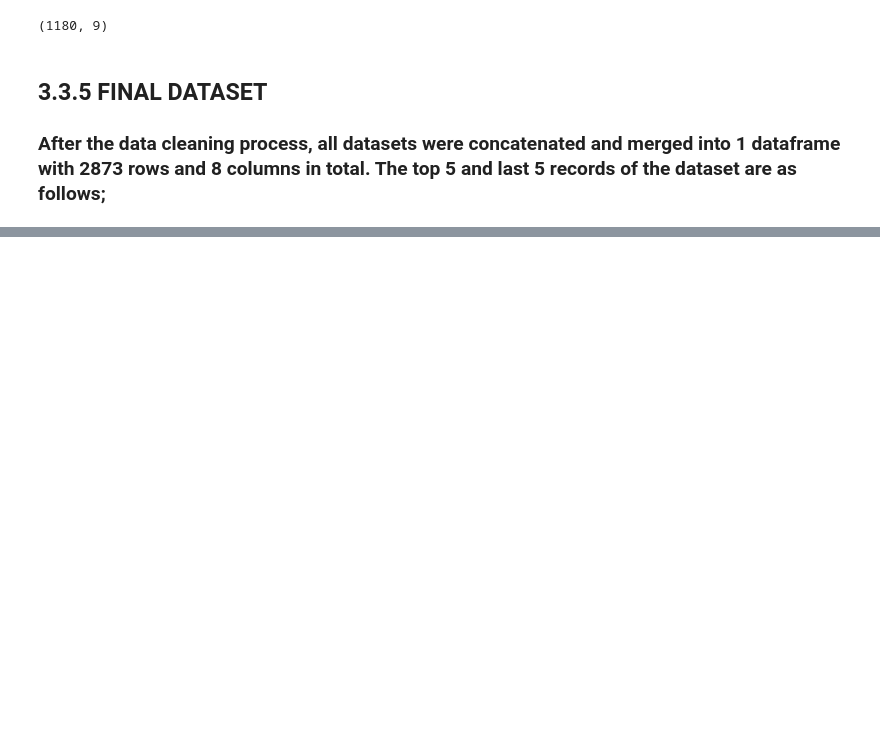
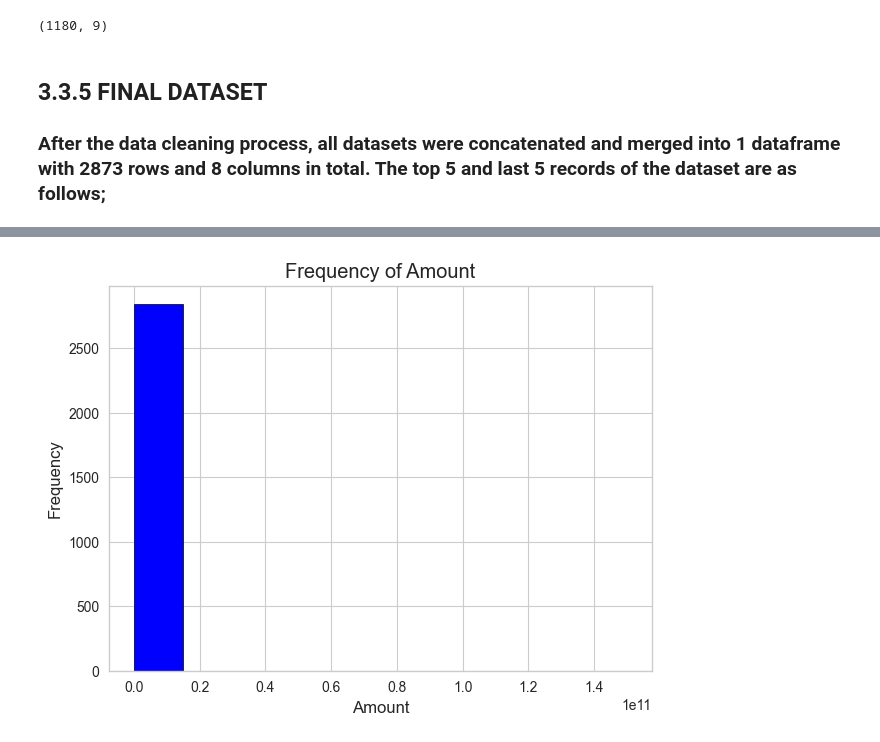
Before and after one commit to phinmaiyo/India-startup-ecosytem-analysis, a Jupyter notebook: LP1 data cleaning.ipynb, the cells around one changed output, grey strips where cells are left out. Cells and saved outputs as stored; diff of their text form; code cells hidden in the pictures; blank space fills up the shorter version.

Commit message:
visualization added

```diff
--- a/LP1 data cleaning.ipynb
+++ b/LP1 data cleaning.ipynb
@@ -902,0 +1003,5 @@ FileNotFoundError: [Errno 2] No such file or directory: 'C:\\Users\\user\\Deskto
+# %%
+ # merging the datasets
+
+df = pd.concat([data_18, data_19, data_20, data2021])
+df.head(10)
@@ -902,0 +1043,6 @@ FileNotFoundError: [Errno 2] No such file or directory: 'C:\\Users\\user\\Deskto
+# %%
+# fill the empty entries in the Founded, Founders and Investor columns.
+# these missing values are as a result of the absence of these three columns in the 2018 dataset
+df['Founded'].fillna('unknown',inplace=True)
+df['Founders'].fillna('unknown',inplace=True)
+df['Investor'].fillna('unknown',inplace=True)
@@ -902,0 +1106,3 @@ FileNotFoundError: [Errno 2] No such file or directory: 'C:\\Users\\user\\Deskto
+# %%
+# replacing similar names in the sector column
+df['Sector']=df['Sector'].replace(['Marketing and advertising','Food and Beverages','Food & Beverage'],['Marketing and Advertising','Food & Beverages','Food & Beverages'])
@@ -902,0 +1169,4 @@ FileNotFoundError: [Errno 2] No such file or directory: 'C:\\Users\\user\\Deskto
+# %%
+# locking rows without duplicates
+# remove duplicate rows based on the specified subset of columns
+df=df.loc[~df.duplicated(subset=['Sector','Company/Brand','Stage','Amount($)','HeadQuarter','What_it_does','Founded','Founders','Investor'])].reset_index(drop=True).copy()
@@ -902,0 +1202,10 @@ FileNotFoundError: [Errno 2] No such file or directory: 'C:\\Users\\user\\Deskto
+# %%
+# now lets show the frequency distribution
+plt.figure(figsize=(7,5))
+plt.hist(df['Amount($)'],bins=10, color='blue', edgecolor='black')
+plt.xlabel('Amount')
+plt.ylabel('Frequency')
+plt.title('Frequency of Amount')
+plt.show();
+# %% [output]
+[figure, added]
```
Also changed, not shown: parts of 93 cells of this notebook, 2 other files.
